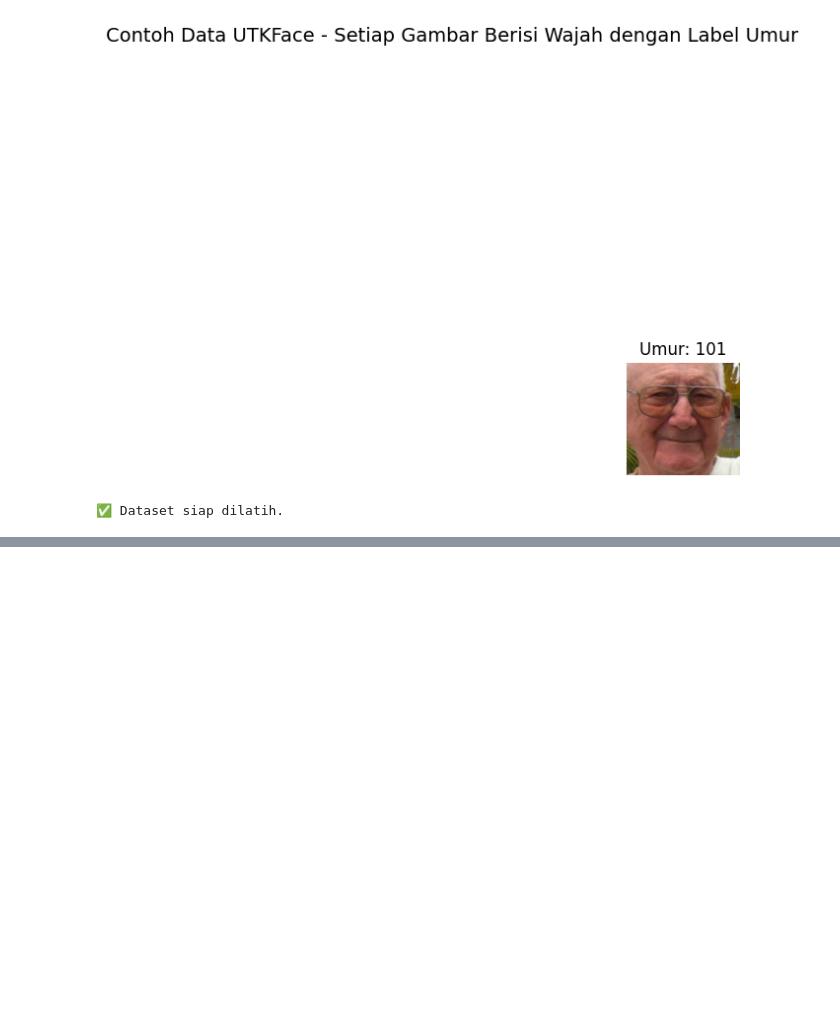
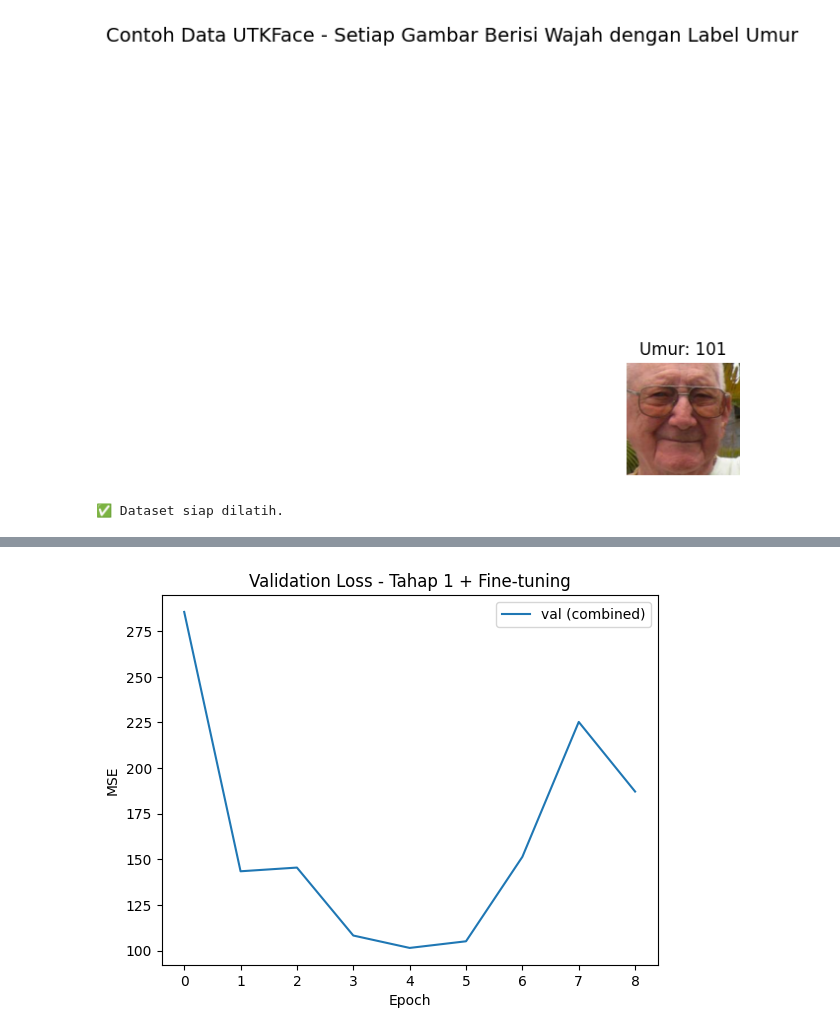
Before and after one commit to Algaray02/Visi_Komputer_TI-2A_05, a Jupyter notebook: Jobsheet 3/Jobsheet_3_VC.ipynb, the cells around one changed output, grey strips where cells are left out. Cells and saved outputs as stored; diff of their text form; code cells hidden in the pictures; blank space fills up the shorter version.

```diff
--- a/Jobsheet 3/Jobsheet_3_VC.ipynb
+++ b/Jobsheet 3/Jobsheet_3_VC.ipynb
@@ -168,0 +195,22 @@ plt.show()
+# %%
+base_model.trainable = True
+for layer in base_model.layers[:30]:
+  layer.trainable = False
+  model.compile(optimizer=tf.keras.optimizers.Adam(1e-4), loss='mse', metrics=['mae'])
+
+history_ft = model.fit(
+   train_ds,
+   validation_data=test_ds,
+   epochs=5,
+   callbacks=cb,
+   verbose=1
+)
+
+plt.plot(history.history['val_loss'] + history_ft.history['val_loss'],
+         label='val (combined)')
+plt.title("Validation Loss - Tahap 1 + Fine-tuning")
+plt.xlabel("Epoch")
+plt.ylabel("MSE")
+plt.legend()
+plt.show()
+# %% [output]
@@ -168,0 +225 @@ plt.show()
+[figure, added]
```
Also changed, not shown: parts of 6 cells of this notebook.
